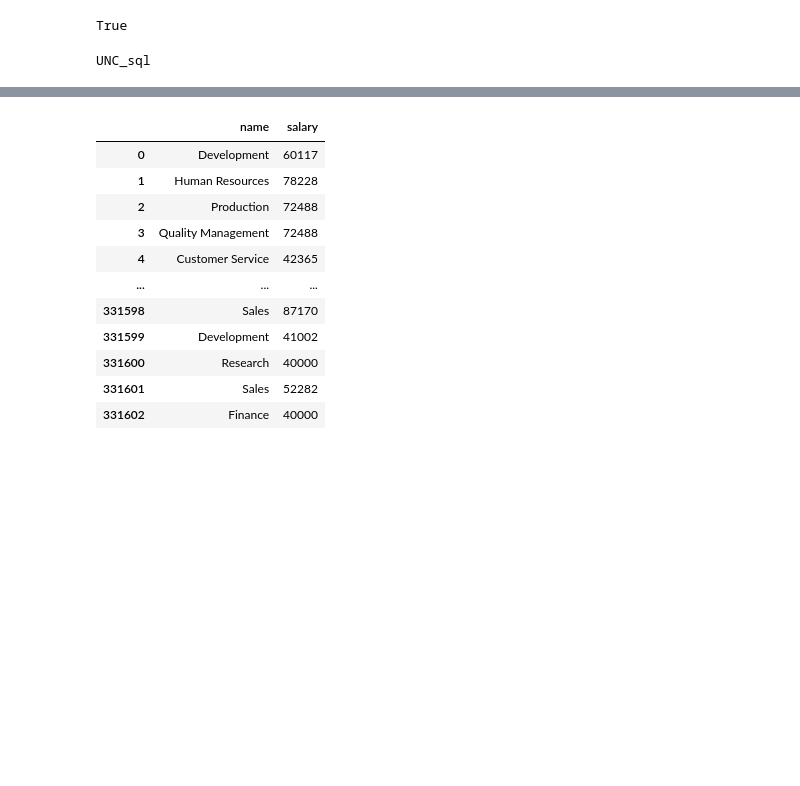
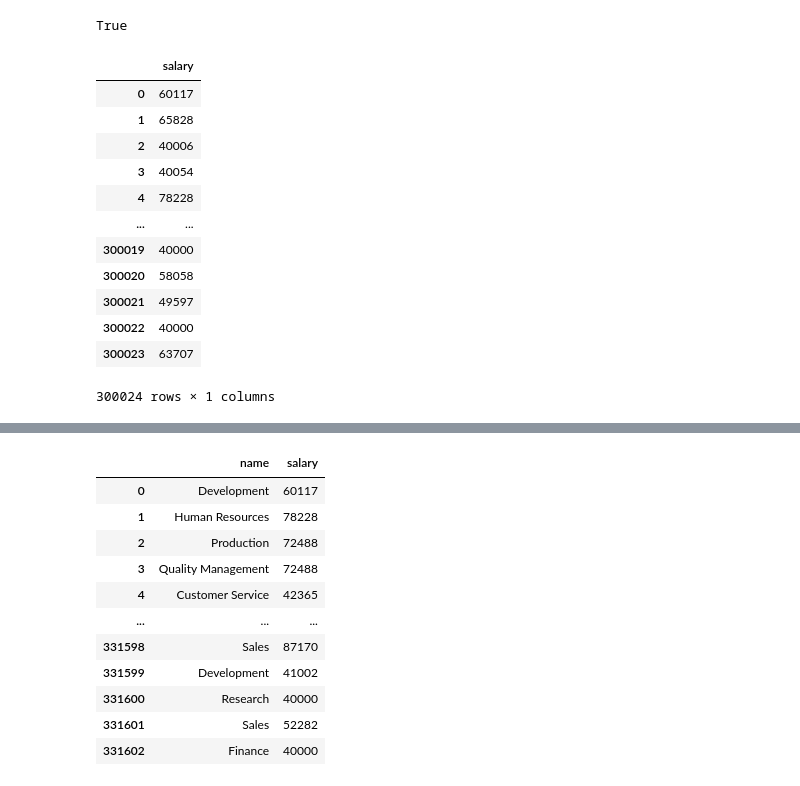
Before and after one commit to bpezzullo/SQL-Challenge, a Jupyter notebook: company.ipynb, the cells around one changed output, grey strips where cells are left out. Drawn from its saved outputs; the diff is of its cells as text; code cells hidden in the pictures; blank space fills up the shorter version.

```diff
--- a/company.ipynb
+++ b/company.ipynb
@@ -15,6 +16,9 @@ load_dotenv()
 # %% [output]
 True
 # %%
+# set the variables for the pull from SQL.  username and password are in an .env file.  You will need those to make this run
+# on your machine
+
 host = 'localhost'
 port = 5432
 dbname='Company'
@@ -22,6 +26,3 @@ dbname='Company'
 #pwd='UNC_sql'
 username = os.environ.get('USER_NAME')
 pwd = os.environ.get('PASSWORD')
-print(pwd)
-# %% [output]
-UNC_sql
@@ -27,0 +39,18 @@ UNC_sql
+# %%
+# Put salaries into dataframe.
+salary_df = pd.DataFrame(dat)
+salary_df
+# %% [output]
+|  | salary |
+| 0 | 60117 |
+| 1 | 65828 |
+| 2 | 40006 |
+| 3 | 40054 |
+| 4 | 78228 |
+| ... | ... |
+| 300019 | 40000 |
+| 300020 | 58058 |
+| 300021 | 49597 |
+| 300022 | 40000 |
+| 300023 | 63707 |
+300024 rows × 1 columns
```
Also changed, not shown: parts of 14 cells of this notebook.
